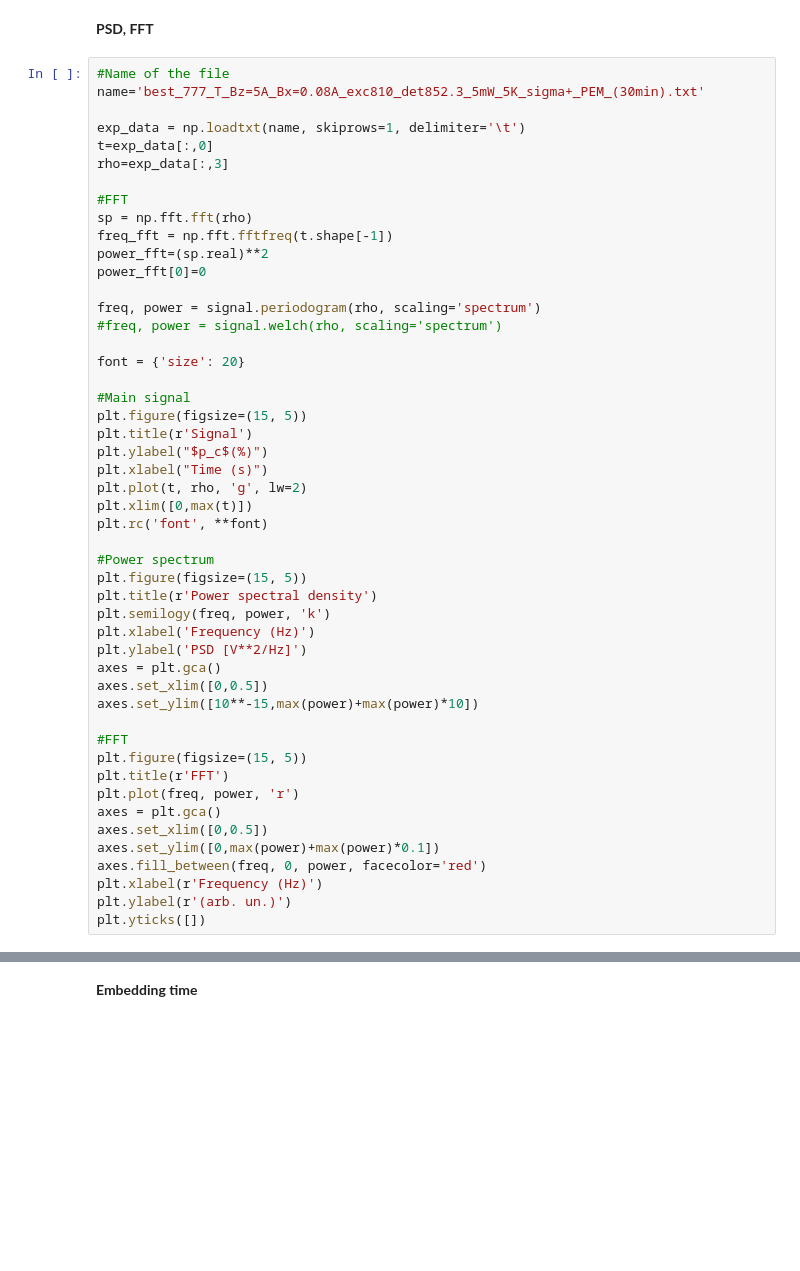
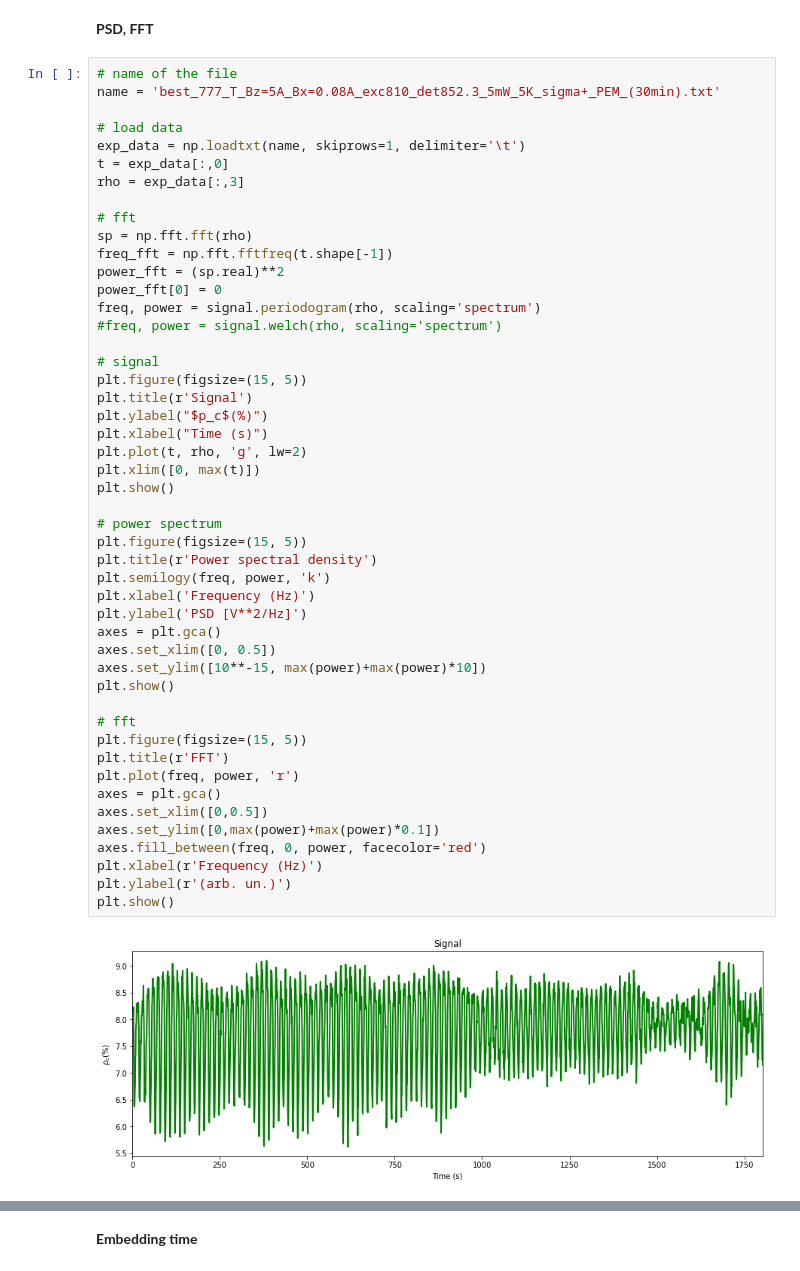
Before and after one commit to paulsok/chaos-analysis, a Jupyter notebook: chaos analysis.ipynb, the cells around one changed output, grey strips where cells are left out. Drawn from its saved outputs; the diff is of its cells as text; blank space fills up the shorter version.

```diff
--- a/chaos analysis.ipynb
+++ b/chaos analysis.ipynb
@@ -10,51 +11,52 @@ from mpl_toolkits import mplot3d
 # %% [markdown]
 **PSD, FFT**
 # %%
-#Name of the file
-name='best_777_T_Bz=5A_Bx=0.08A_exc810_det852.3_5mW_5K_sigma+_PEM_(30min).txt'
+# name of the file
+name = 'best_777_T_Bz=5A_Bx=0.08A_exc810_det852.3_5mW_5K_sigma+_PEM_(30min).txt'
 
+# load data
 exp_data = np.loadtxt(name, skiprows=1, delimiter='\t')
-t=exp_data[:,0]
-rho=exp_data[:,3]
+t = exp_data[:,0]
+rho = exp_data[:,3]
 
-#FFT
+# fft
 sp = np.fft.fft(rho)
 freq_fft = np.fft.fftfreq(t.shape[-1])
-power_fft=(sp.real)**2
-power_fft[0]=0
-
+power_fft = (sp.real)**2
+power_fft[0] = 0
 freq, power = signal.periodogram(rho, scaling='spectrum')
 #freq, power = signal.welch(rho, scaling='spectrum')
 
-font = {'size': 20}
-
-#Main signal
+# signal
 plt.figure(figsize=(15, 5))
 plt.title(r'Signal')
 plt.ylabel("$p_c$(%)")
 plt.xlabel("Time (s)")
 plt.plot(t, rho, 'g', lw=2)
-plt.xlim([0,max(t)])
-plt.rc('font', **font)
+plt.xlim([0, max(t)])
+plt.show()
 
-#Power spectrum
+# power spectrum
 plt.figure(figsize=(15, 5))
 plt.title(r'Power spectral density')
 plt.semilogy(freq, power, 'k')
 plt.xlabel('Frequency (Hz)')
 plt.ylabel('PSD [V**2/Hz]')
 axes = plt.gca()
-axes.set_xlim([0,0.5])
-axes.set_ylim([10**-15,max(power)+max(power)*10])
+axes.set_xlim([0, 0.5])
+axes.set_ylim([10**-15, max(power)+max(power)*10])
+plt.show()
 
-#FFT
+# fft
 plt.figure(figsize=(15, 5))
 plt.title(r'FFT')
 plt.plot(freq, power, 'r')
 axes = plt.gca()
 axes.set_xlim([0,0.5])
 axes.set_ylim([0,max(power)+max(power)*0.1])
 axes.fill_between(freq, 0, power, facecolor='red')
 plt.xlabel(r'Frequency (Hz)')
 plt.ylabel(r'(arb. un.)')
-plt.yticks([])
+plt.show()
+# %% [output]
+[figure, added]
```
Also changed, not shown: parts of 16 cells of this notebook.
